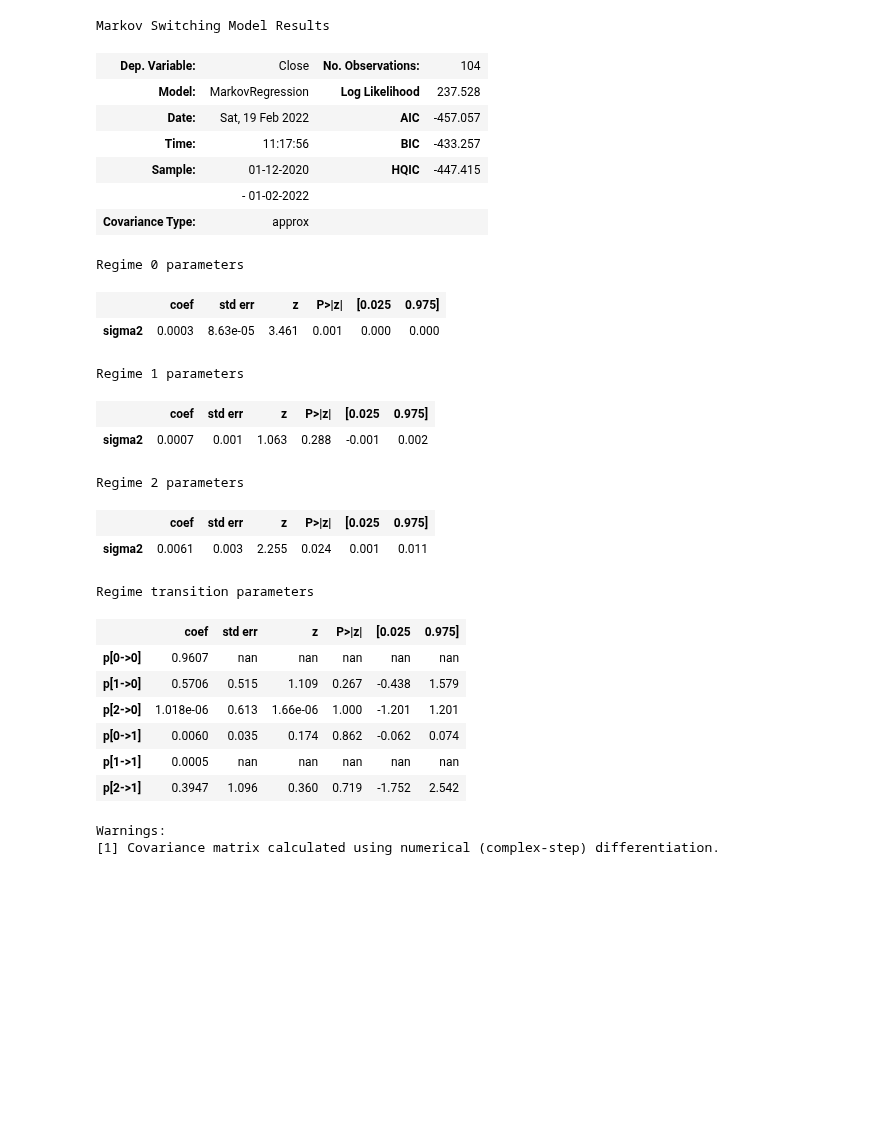
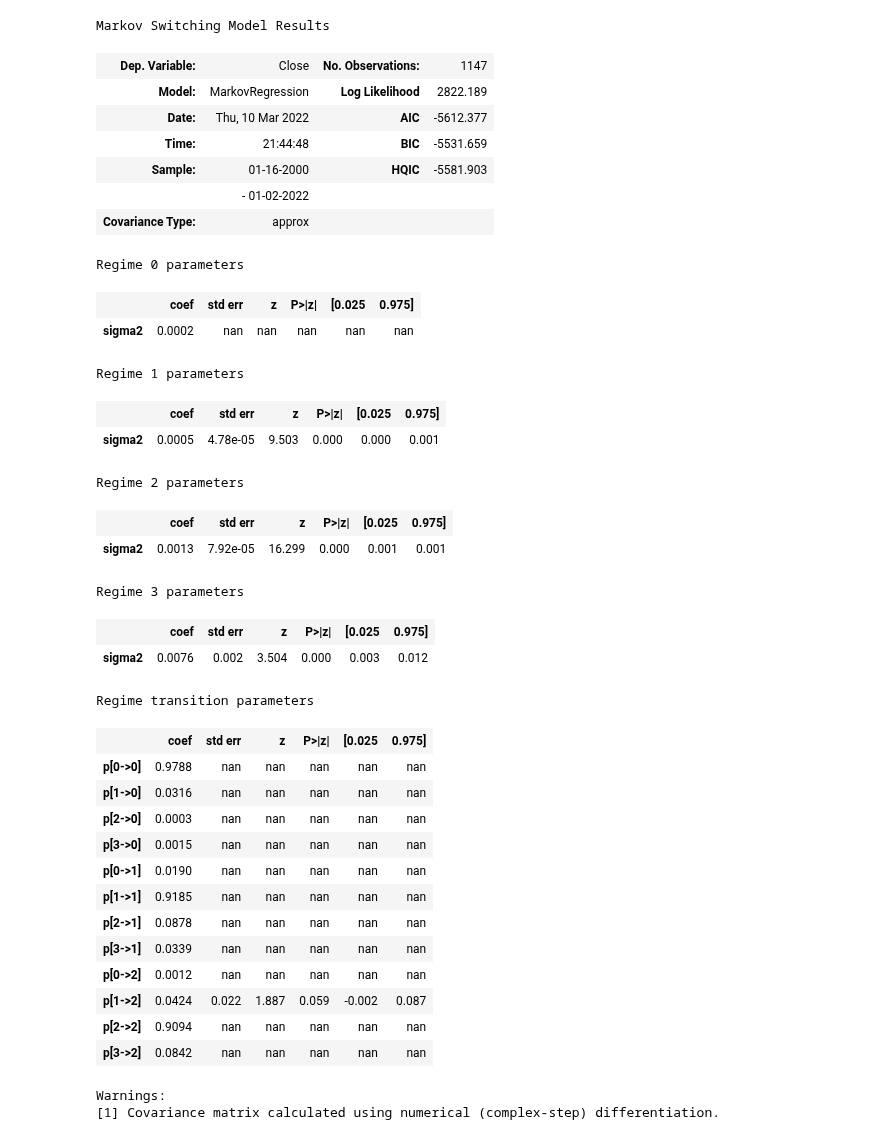
Before and after one commit to pasinsiri/quant-investment, a Jupyter notebook: regime_analysis.ipynb, the cells around one changed output. Saved outputs shown, nothing was run; the diff lists cells and outputs as text; code cells hidden in the pictures; blank space fills up the shorter version.

```diff
--- a/regime_analysis.ipynb
+++ b/regime_analysis.ipynb
@@ -6,7 +6,7 @@ from statsmodels.tsa.stattools import adfuller
 import matplotlib.pyplot as plt
 import pandas as pd
 # %%
-df = pdr.DataReader('URTH', data_source='yahoo', start = dt.date(2020, 1, 2), end = dt.date(2022, 1, 1))
+df = pdr.DataReader('SPY', data_source='yahoo', start = dt.date(2000, 1, 2), end = dt.date(2022, 1, 1))
 # %%
 df['Close'].plot(figsize = (12, 4))
 # %% [output]
@@ -43,38 +43,47 @@ dtype: object
 # %%
 # let's model three variance regimes
 
 # Fit the model
-mod_kns = sm.tsa.MarkovRegression(df_weekly, k_regimes=3, trend='n', switching_variance=True)
+mod_kns = sm.tsa.MarkovRegression(df_weekly, k_regimes=4, trend='n', switching_variance=True)
 res_kns = mod_kns.fit()
 res_kns.summary()
 # %% [output]
 Markov Switching Model Results
-| Dep. Variable: | Close | No. Observations: | 104 |
-| Model: | MarkovRegression | Log Likelihood | 237.528 |
-| Date: | Sat, 19 Feb 2022 | AIC | -457.057 |
-| Time: | 11:17:56 | BIC | -433.257 |
-| Sample: | 01-12-2020 | HQIC | -447.415 |
+| Dep. Variable: | Close | No. Observations: | 1147 |
+| Model: | MarkovRegression | Log Likelihood | 2822.189 |
+| Date: | Thu, 10 Mar 2022 | AIC | -5612.377 |
+| Time: | 21:44:48 | BIC | -5531.659 |
+| Sample: | 01-16-2000 | HQIC | -5581.903 |
 |  | - 01-02-2022 |  |  |
 | Covariance Type: | approx |  |  |
 Regime 0 parameters
 |  | coef | std err | z | P>|z| | [0.025 | 0.975] |
-| sigma2 | 0.0003 | 8.63e-05 | 3.461 | 0.001 | 0.000 | 0.000 |
+| sigma2 | 0.0002 | nan | nan | nan | nan | nan |
 Regime 1 parameters
 |  | coef | std err | z | P>|z| | [0.025 | 0.975] |
-| sigma2 | 0.0007 | 0.001 | 1.063 | 0.288 | -0.001 | 0.002 |
+| sigma2 | 0.0005 | 4.78e-05 | 9.503 | 0.000 | 0.000 | 0.001 |
 Regime 2 parameters
 |  | coef | std err | z | P>|z| | [0.025 | 0.975] |
-| sigma2 | 0.0061 | 0.003 | 2.255 | 0.024 | 0.001 | 0.011 |
+| sigma2 | 0.0013 | 7.92e-05 | 16.299 | 0.000 | 0.001 | 0.001 |
-Regime transition parameters
+Regime 3 parameters
 |  | coef | std err | z | P>|z| | [0.025 | 0.975] |
-| p[0->0] | 0.9607 | nan | nan | nan | nan | nan |
-| p[1->0] | 0.5706 | 0.515 | 1.109 | 0.267 | -0.438 | 1.579 |
-| p[2->0] | 1.018e-06 | 0.613 | 1.66e-06 | 1.000 | -1.201 | 1.201 |
-| p[0->1] | 0.0060 | 0.035 | 0.174 | 0.862 | -0.062 | 0.074 |
-| p[1->1] | 0.0005 | nan | nan | nan | nan | nan |
-| p[2->1] | 0.3947 | 1.096 | 0.360 | 0.719 | -1.752 | 2.542 |
+| sigma2 | 0.0076 | 0.002 | 3.504 | 0.000 | 0.003 | 0.012 |
-Warnings:
-[1] Covariance matrix calculated using numerical (complex-step) differentiation.
+Regime transition parameters
+|  | coef | std err | z | P>|z| | [0.025 | 0.975] |
+| p[0->0] | 0.9788 | nan | nan | nan | nan | nan |
+| p[1->0] | 0.0316 | nan | nan | nan | nan | nan |
+| p[2->0] | 0.0003 | nan | nan | nan | nan | nan |
+| p[3->0] | 0.0015 | nan | nan | nan | nan | nan |
+| p[0->1] | 0.0190 | nan | nan | nan | nan | nan |
+| p[1->1] | 0.9185 | nan | nan | nan | nan | nan |
+| p[2->1] | 0.0878 | nan | nan | nan | nan | nan |
+| p[3->1] | 0.0339 | nan | nan | nan | nan | nan |
+| p[0->2] | 0.0012 | nan | nan | nan | nan | nan |
+| p[1->2] | 0.0424 | 0.022 | 1.887 | 0.059 | -0.002 | 0.087 |
+| p[2->2] | 0.9094 | nan | nan | nan | nan | nan |
+| p[3->2] | 0.0842 | nan | nan | nan | nan | nan |
+Warnings:
+[1] Covariance matrix calculated using numerical (complex-step) differentiation.
 # %%
 # Plot smooth probabilities of each regime
 fig, axes = plt.subplots(3, figsize=(10,7))
```
Also changed, not shown: parts of 5 cells of this notebook.
